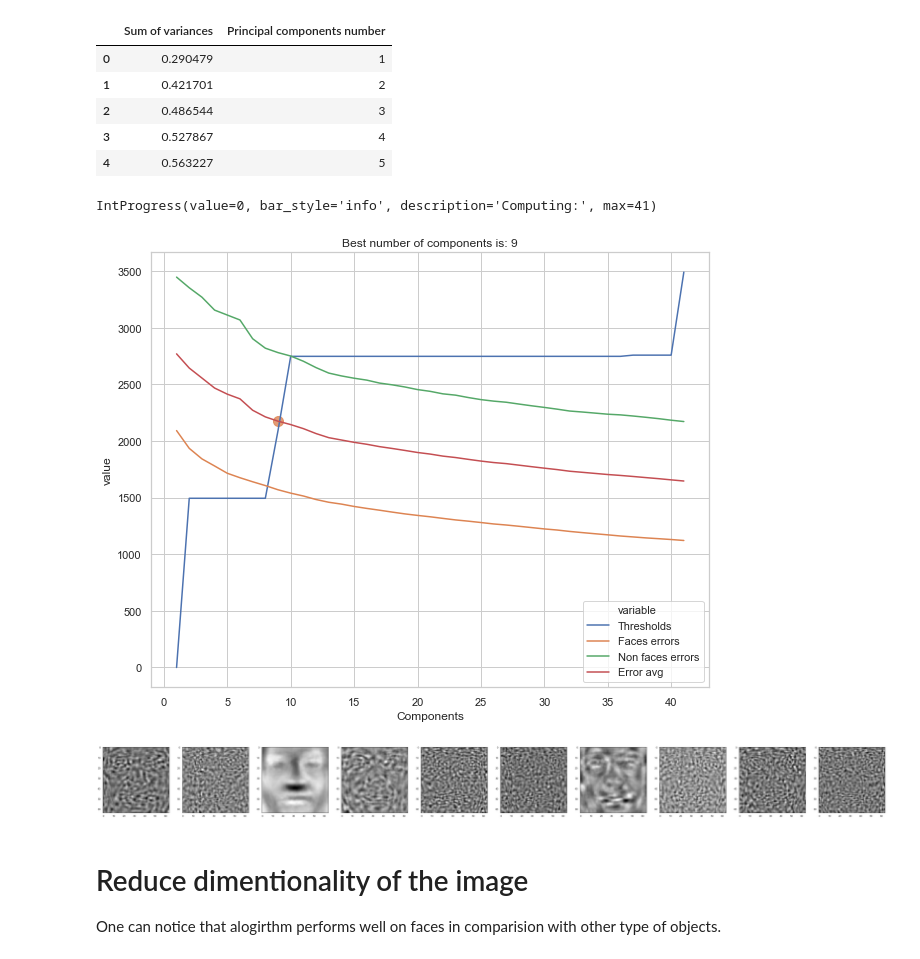
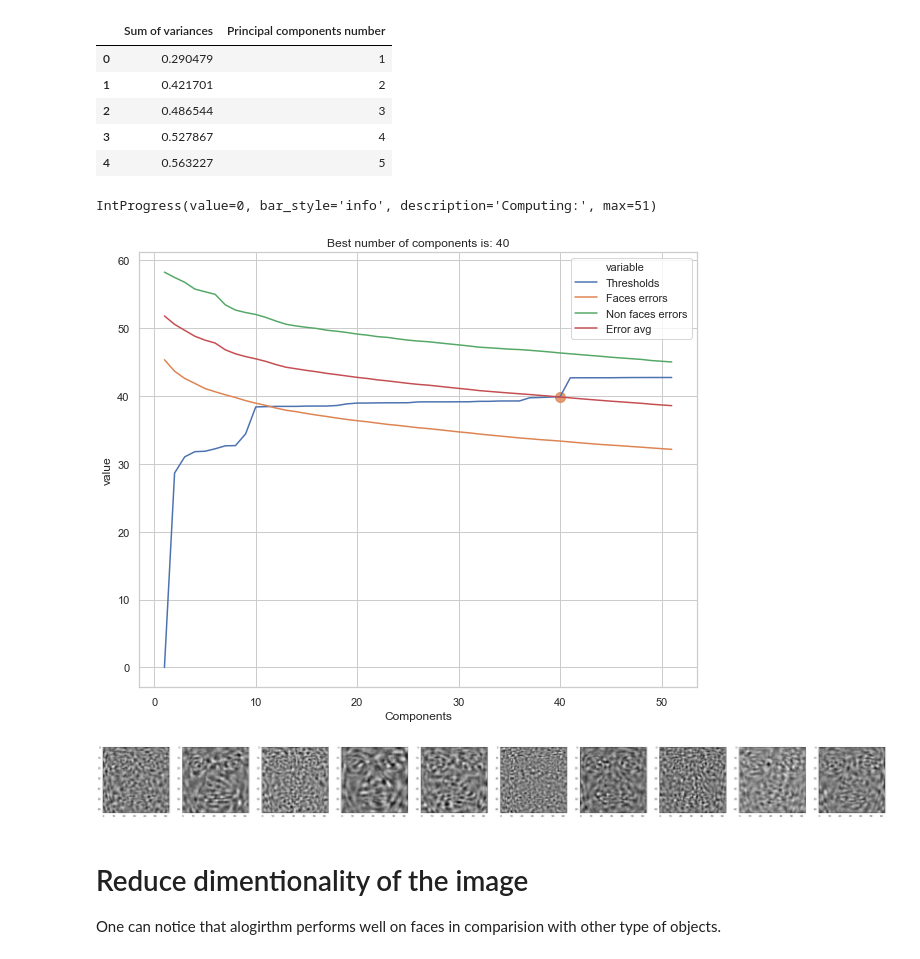
Before and after one commit to IvanProdaiko94/UCU-linear-algebra-course, a Jupyter notebook: final/face_recognition_pca.ipynb, the cells around one changed output. Saved outputs shown, nothing was run; the diff lists cells and outputs as text; code cells hidden in the pictures.

```diff
--- a/final/face_recognition_pca.ipynb
+++ b/final/face_recognition_pca.ipynb
@@ -148,7 +148,7 @@ class Classifier:
         distances = np.array([])
         for i in range(self.number_of_components):
             for j in range(i, self.number_of_components):
-                distances = np.append(distances, np.abs(self.weights[i] - self.weights[j]))
+                distances = np.append(distances, np.sqrt(la.norm(self.weights[i] - self.weights[j])))
 
         self.threshold = np.max(distances) / 2
         return self.threshold
@@ -164,11 +164,11 @@ class Classifier:
 
         w_unknown = np.dot(eigenfaces_to_use.T, normalized)
 
-        eps_k = la.norm(np.subtract(self.weights, w_unknown.T), axis=1)
+        eps_k = np.sqrt(la.norm(np.subtract(self.weights, w_unknown.T), axis=1))
         min_epsilon_k = np.min(eps_k)
 
         reconstructed = eigenfaces_to_use.dot(w_unknown).reshape(Y.shape) + self.mean
-        epsilon = la.norm(Y.reshape(-1) - reconstructed.reshape(-1))
+        epsilon = np.sqrt(la.norm(Y.reshape(-1) - reconstructed.reshape(-1)))
         return (epsilon, min_epsilon_k)
 
     def predict(self, Y):
@@ -325,14 +325,14 @@ pca.plot_dependence().head()
 | 3 | 0.527867 | 4 |
 | 4 | 0.563227 | 5 |
 # %%
-best_number_of_components = pca.find_best_threshold(test, non_face_test)
+best_number_of_components = pca.find_best_threshold(test, non_face_test, n=51)
 # %% [output]
-IntProgress(value=0, bar_style='info', description='Computing:', max=41)
+IntProgress(value=0, bar_style='info', description='Computing:', max=51)
-[figure, old version]
+[figure, new version]
 # %%
 pca.plot_eigenfaces_sample()
 # %% [output]
-[figure, old version]
+[figure, new version]
 # %% [markdown]
 # Reduce dimentionality of the image
 
```
Also changed, not shown: parts of 1 cell of this notebook.
